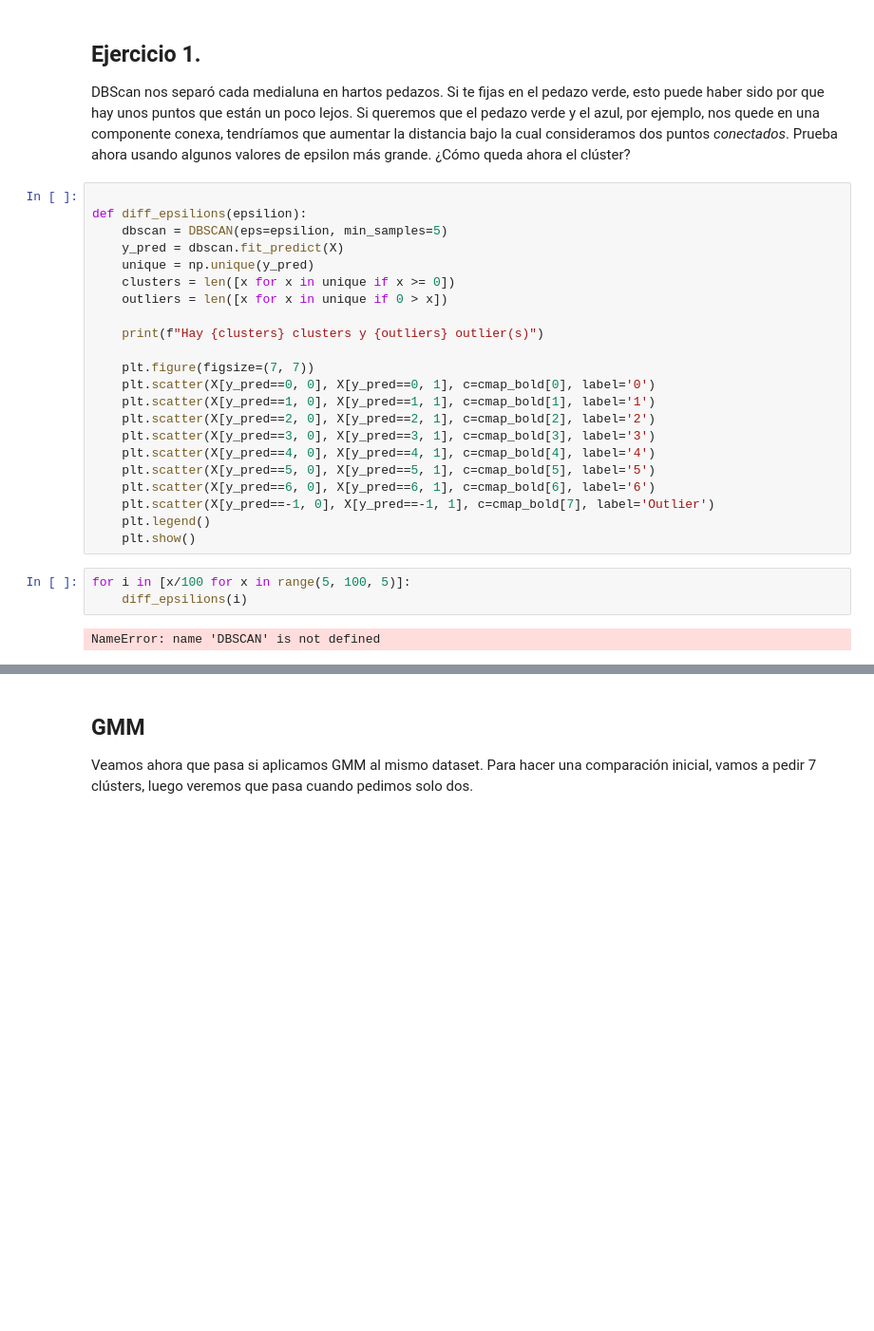
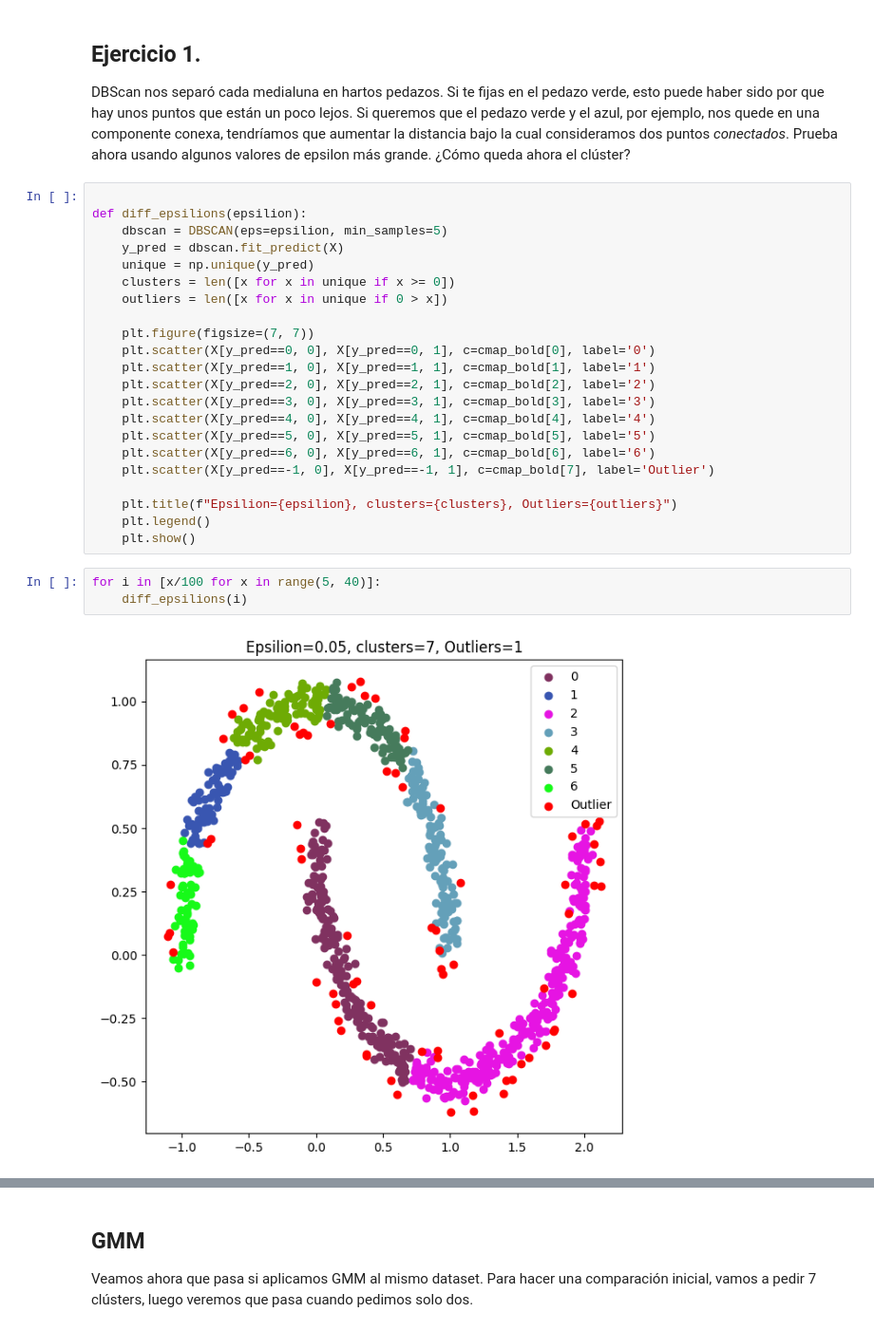
Before and after one commit to Fernanda-Bley/IIC2433, a Jupyter notebook: ClasesSemana/Semana8/Semana8.ipynb, the cells around one changed output, grey strips where cells are left out. Shown at 95% size. Cells and saved outputs as stored; diff of their text form; blank space fills up the shorter version.

```diff
--- a/ClasesSemana/Semana8/Semana8.ipynb
+++ b/ClasesSemana/Semana8/Semana8.ipynb
@@ -69,8 +69,6 @@ def diff_epsilions(epsilion):
     unique = np.unique(y_pred)
     clusters = len([x for x in unique if x >= 0])
     outliers = len([x for x in unique if 0 > x])
-
-    print(f"Hay {clusters} clusters y {outliers} outlier(s)")
 
     plt.figure(figsize=(7, 7))
     plt.scatter(X[y_pred==0, 0], X[y_pred==0, 1], c=cmap_bold[0], label='0')
@@ -81,10 +79,12 @@ def diff_epsilions(epsilion):
     plt.scatter(X[y_pred==5, 0], X[y_pred==5, 1], c=cmap_bold[5], label='5')
     plt.scatter(X[y_pred==6, 0], X[y_pred==6, 1], c=cmap_bold[6], label='6')
     plt.scatter(X[y_pred==-1, 0], X[y_pred==-1, 1], c=cmap_bold[7], label='Outlier')
+
+    plt.title(f"Epsilion={epsilion}, clusters={clusters}, Outliers={outliers}")
     plt.legend()
     plt.show()
 # %%
-for i in [x/100 for x in range(5, 100, 5)]:
+for i in [x/100 for x in range(5, 40)]:
     diff_epsilions(i)
 # %% [output]
-NameError: name 'DBSCAN' is not defined
+[figure, added]
```
Also changed, not shown: parts of 1 cell of this notebook.
